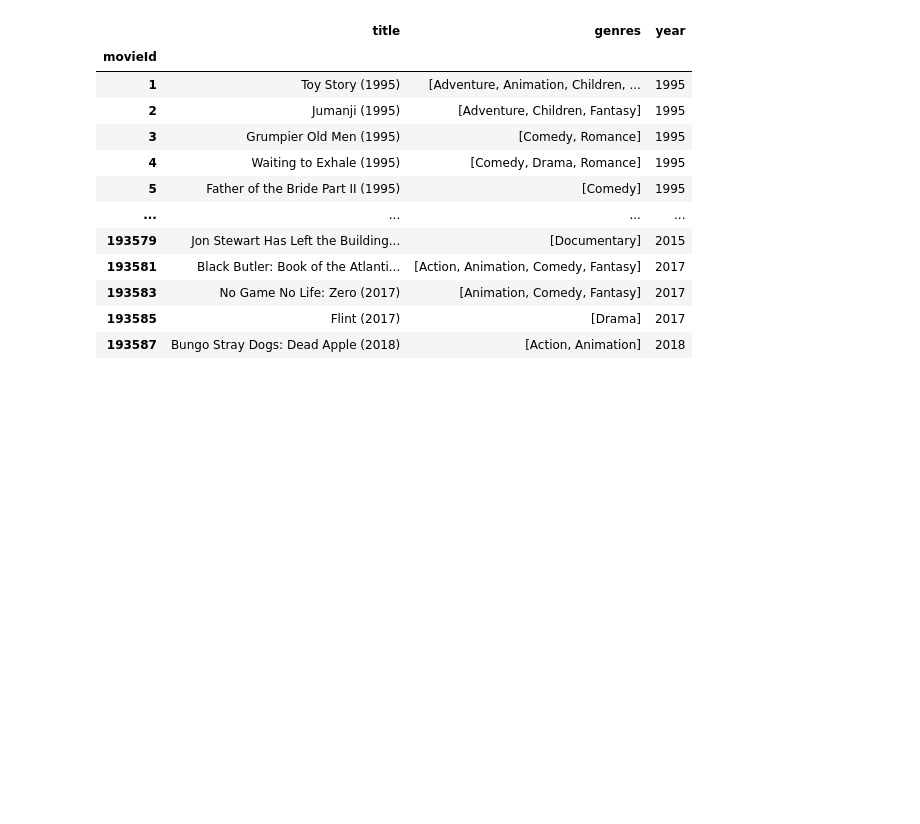
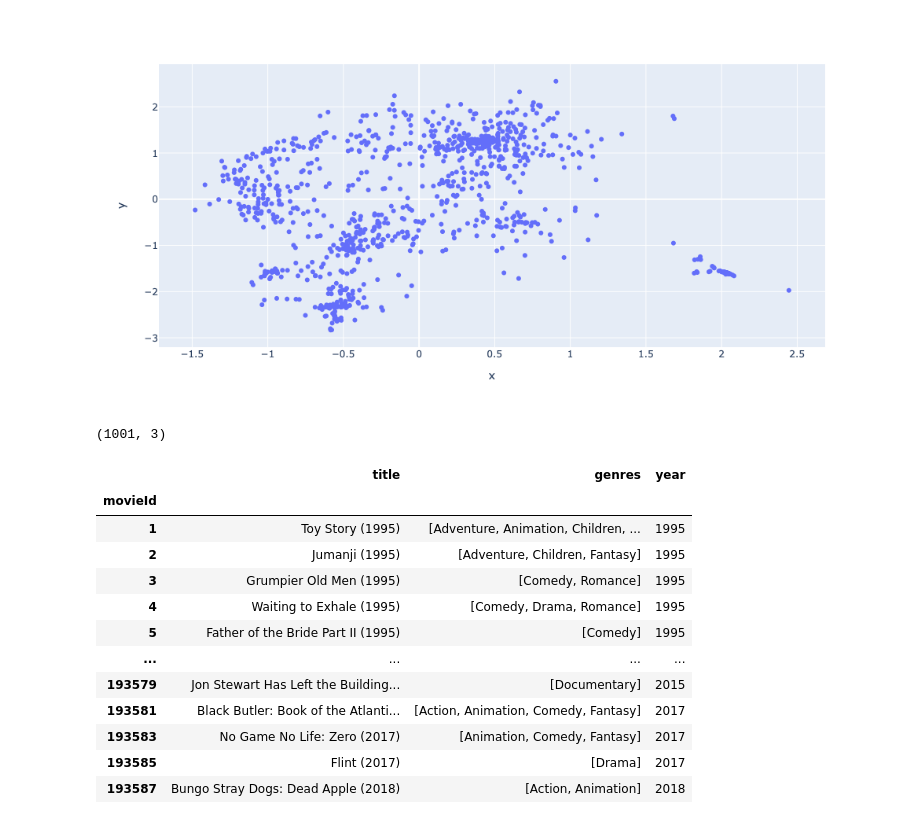
Before and after one commit to cowjen01/repsys, a Jupyter notebook: demo/sandbox.ipynb, the cells around one changed output. Saved outputs shown, nothing was run; the diff lists cells and outputs as text; code cells hidden in the pictures; blank space fills up the shorter version.

```diff
--- a/demo/sandbox.ipynb
+++ b/demo/sandbox.ipynb
@@ -64,3 +96,12 @@ dataset.prepare()
+# %%
+fig = px.scatter(x=data[:, 0], y=data[:, 1], width=700, height=500)
+fig.show()
+# %% [output]
+[figure, added]
+# %%
+data.shape
+# %% [output]
+(1001, 3)
 # %%
 dataset.items
 # %% [output]
```
Also changed, not shown: parts of 9 cells of this notebook, 9 other files.
